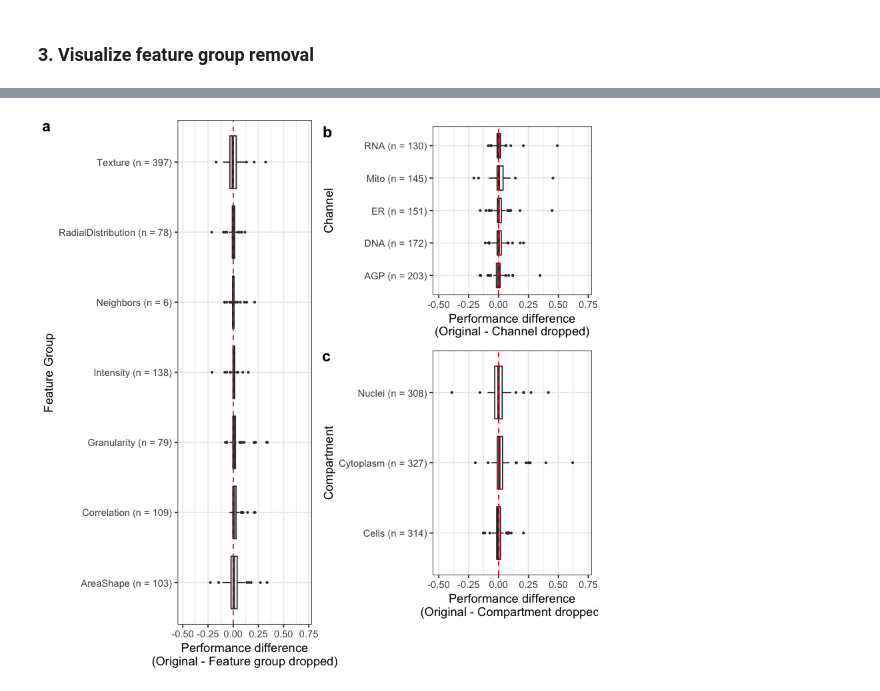
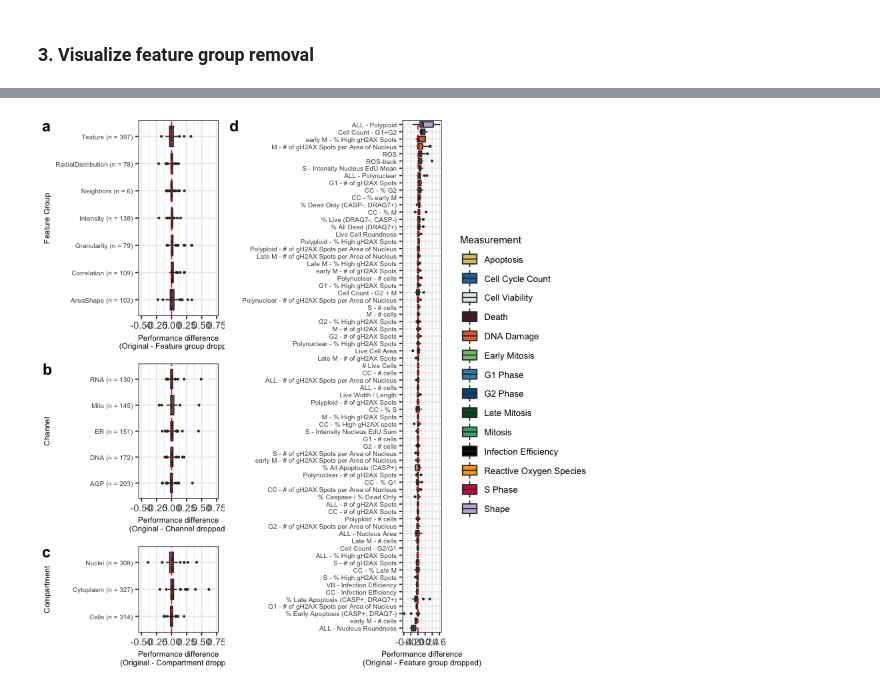
Before and after one commit to broadinstitute/cell-health, a Jupyter notebook: 6.ml-robustness/3.visualize-robustness.ipynb, the cells around one changed output, grey strips where cells are left out. Cells and saved outputs as stored; diff of their text form; code cells hidden in the pictures.

Commit message:
add cell health model impact for each feature group removal

```diff
--- a/6.ml-robustness/3.visualize-robustness.ipynb
+++ b/6.ml-robustness/3.visualize-robustness.ipynb
@@ -321,6 +341,7 @@ panel_a_gg <- ggplot(
     coord_flip() +
     geom_boxplot(outlier.size = 0.5) +
     theme_bw() +
+    feature_theme +
     ylim(c(
         min(feature_df$feature_group_difference) - 0.1,
         max(feature_df$feature_group_difference + 0.1)
@@ -336,6 +357,7 @@ panel_b_gg <- ggplot(
     coord_flip() +
     geom_boxplot(outlier.size = 0.5) +
     theme_bw() +
+    feature_theme +
     ylim(c(
         min(feature_df$feature_group_difference) - 0.1,
         max(feature_df$feature_group_difference + 0.1)
@@ -351,6 +373,7 @@ panel_c_gg <- ggplot(
     coord_flip() +
     geom_boxplot(outlier.size = 0.5) +
     theme_bw() +
+    feature_theme +
     geom_hline(yintercept = 0, color = "red", linetype = "dashed") +
     ylim(c(
         min(feature_df$feature_group_difference) - 0.1,
@@ -358,27 +381,46 @@ panel_c_gg <- ggplot(
     )) +
     xlab("Compartment") +
     ylab("Performance difference\n(Original - Compartment dropped)")
+# %%
+panel_d_gg <- ggplot(feature_df,
+                     aes(x = readable_name,
+                         y = feature_group_difference,
+                         fill = measurement)) +
+    geom_boxplot(outlier.size = 0.5) +
+    coord_flip() +
+    scale_fill_manual(
+        name = "Measurement",
+        values = measurement_colors,
+        labels = measurement_labels
+    ) +
+    theme_bw() +
+    feature_theme +
+    geom_hline(yintercept=0, color = "red", linetype = "dashed") +
+    ylab("Performance difference\n(Original - Feature group dropped)") +
+    xlab("")
 # %%
-right_panel <- cowplot::plot_grid(
+left_panel <- cowplot::plot_grid(
+    panel_a_gg,
     panel_b_gg,
     panel_c_gg,
-    nrow = 2,
-    align = "v",
+    nrow = 3,
+    align = "hv",
     axis = "l",
-    rel_heights = c(0.8, 1),
-    labels = c("b", "c")
+    rel_heights = c(1, 0.75, 0.55),
+    labels = c("a", "b", "c")
 )
 
 feature_removal_gg <- cowplot::plot_grid(
-    panel_a_gg,
-    right_panel,
+    left_panel,
+    panel_d_gg,
     ncol = 2,
-    align = "h",
-    axis = "l",
-    labels = c("a", "")
+    align = "v",
+    axis = "b",
+    rel_widths = c(0.5, 1),
+    labels = c("", "d")
 )
 
-cowplot::save_plot(feature_removal_figure_file, feature_removal_gg, base_width = 8, base_height = 6)
+cowplot::save_plot(feature_removal_figure_file, feature_removal_gg, base_width = 9, base_height = 6)
 feature_removal_gg
 # %% [output]
-[figure, old version]
+[figure, new version]
```
Also changed, not shown: parts of 2 cells of this notebook, 2 other files.
